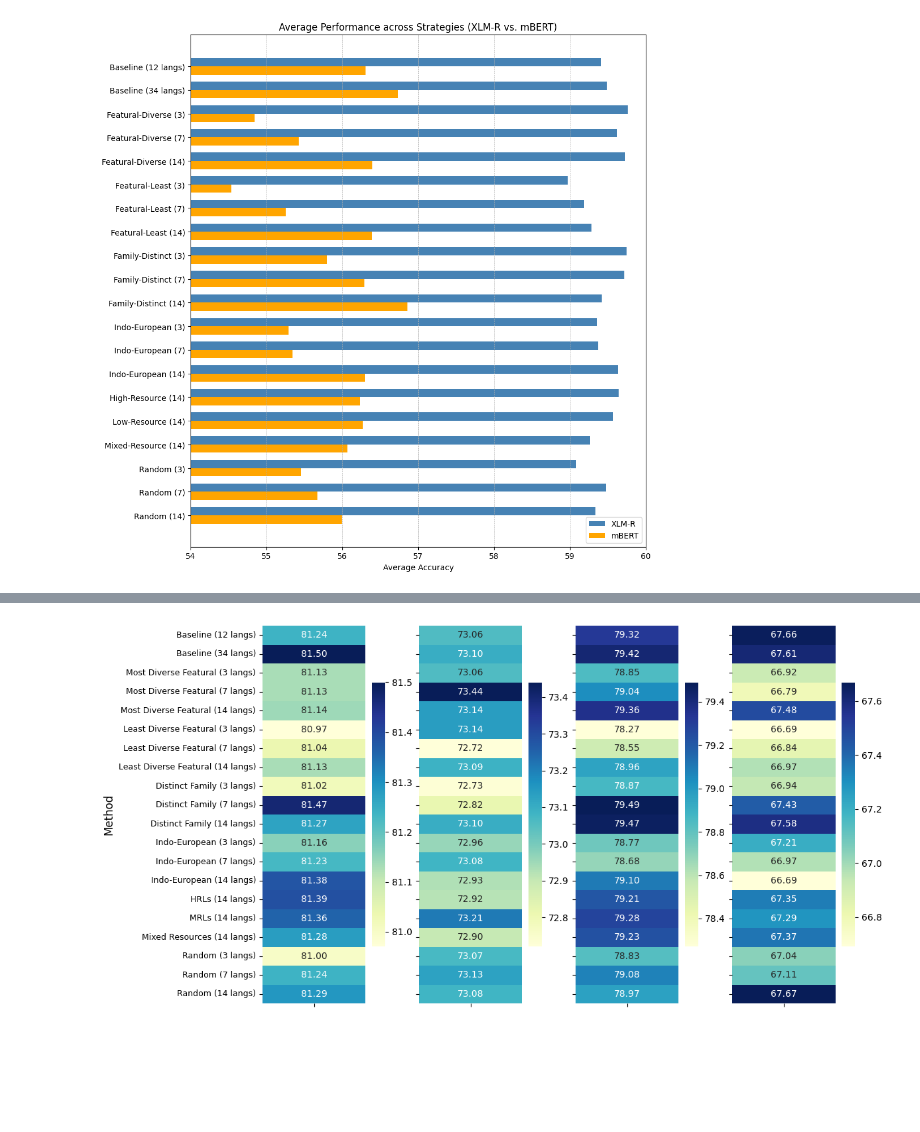
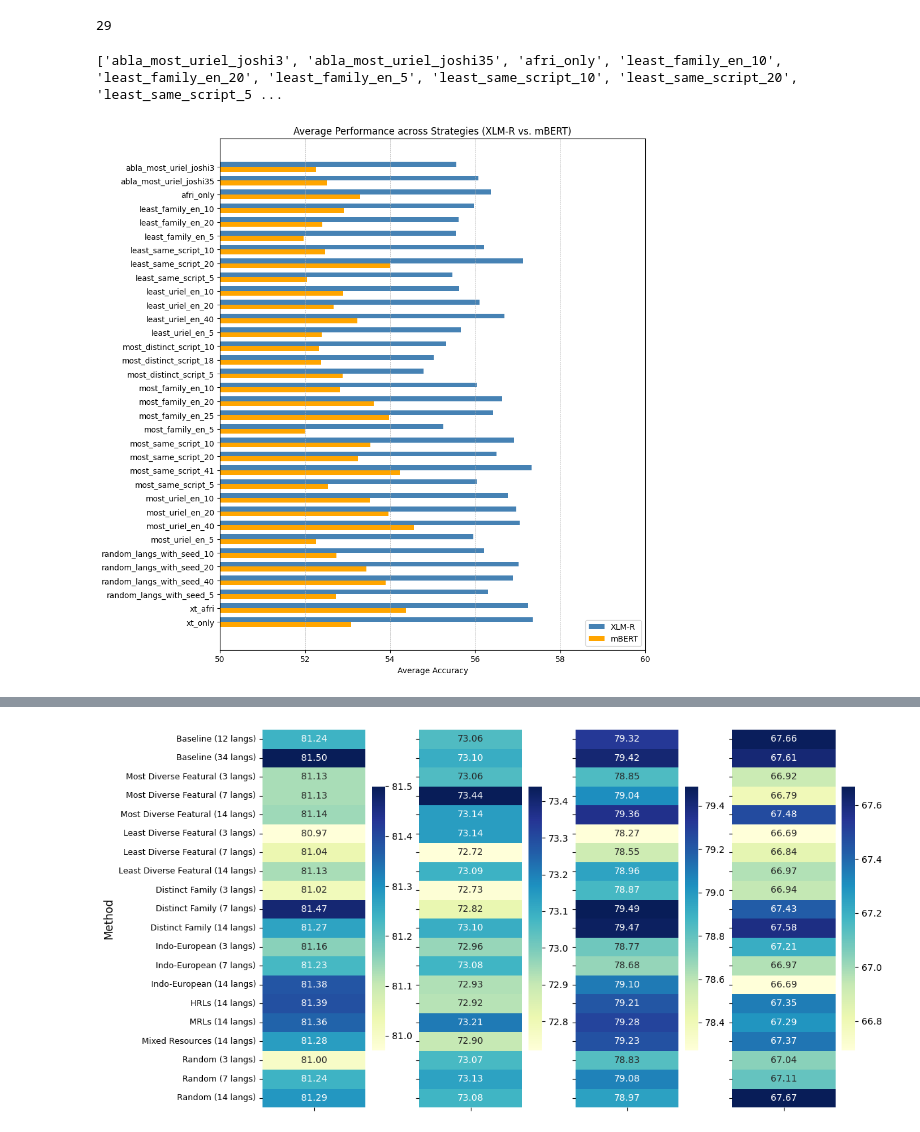
Before and after one commit to felixgaschi/multilingual-alignment-and-transfer, a Jupyter notebook: scripts/2025_aacl/plotting/reader.ipynb, the cells around one changed output, grey strips where cells are left out. Drawn from its saved outputs; the diff is of its cells as text; code cells hidden in the pictures; blank space fills up the shorter version.

Commit message:
add summary results of each task

```diff
--- a/scripts/2025_aacl/plotting/reader.ipynb
+++ b/scripts/2025_aacl/plotting/reader.ipynb
@@ -4,11 +4,12 @@ import numpy as np
 from collections import defaultdict
 
 # Initialize results with float as default value
-results = defaultdict(float)
+results = defaultdict(list)
 
 # List of tasks
-# tasks = ["xnli", "afri-xnli", "udpos", "masakhapos"]
-tasks = ["xnli", "afri-xnli"]
+#, 'xquad'
+tasks = ['xtreme_r.udpos', 'xnli', 'wikiann', 'americasnli', 'masakha_unseen_ner', 'masakha_unseen_pos']
+# tasks = ['americasnli', 'masakha_unseen_ner', 'masakha_unseen_pos']
 
 # Aggregate accuracy across all tasks
 for task in tasks:
@@ -17,14 +18,14 @@ for task in tasks:
     for _, row in df.iterrows():
         exp = row['exp']
         # Extract accuracy before the "$\pm$"
-        acc_str = row['final_eval_avg_accuracy'].split("$\\pm$")[0].strip()
+        acc_str = row['final_eval_avg_performance'].split("\\scriptsize $\\pm$")[0].strip()
         accuracy = float(acc_str)
-        results[exp] += accuracy
+        results[exp].append(accuracy)
 
 # Now average across the 4 tasks
-xlmr_averaged_results = {k: v / len(tasks) for k, v in results.items()}
+xlmr_averaged_results = {k: sum(v) / len(tasks) for k, v in results.items() if len(v) == len(tasks)}
 
-results = defaultdict(float)
+results = defaultdict(list)
 # Aggregate accuracy across all tasks
 for task in tasks:
     df = pd.read_csv(f"summary_bert-base-multilingual-cased_{task}.csv")
@@ -32,9 +33,9 @@ for task in tasks:
     for _, row in df.iterrows():
         exp = row['exp']
         # Extract accuracy before the "$\pm$"
-        acc_str = row['final_eval_avg_accuracy'].split("$\\pm$")[0].strip()
+        acc_str = row['final_eval_avg_performance'].split("\\scriptsize $\\pm$")[0].strip()
         accuracy = float(acc_str)
-        results[exp] += accuracy
+        results[exp].append(accuracy)
 
 # Now average across the 4 tasks
-mbert_averaged_results = {k: v / len(tasks) for k, v in results.items()}
+mbert_averaged_results = {k: sum(v) / len(tasks) for k, v in results.items() if len(v) == len(tasks)}
@@ -66,26 +62,42 @@ LABELS = [
+# %%
+count = 0
+for key in xlmr_averaged_results.keys():
+    if "abla" in key:
+        count += 1
+print(count)
+# %% [output]
+29
 # %%
+import matplotlib.pyplot as plt
+import numpy as np
+
 # Extract values in the defined order
+SORT_COLUMNS = sorted(set(xlmr_averaged_results.keys()).intersection(set(mbert_averaged_results.keys())))
+print(SORT_COLUMNS)
 xlmr_scores = [xlmr_averaged_results[k] for k in SORT_COLUMNS]
 mbert_scores = [mbert_averaged_results[k] for k in SORT_COLUMNS]
 
 # Plot setup
 y = np.arange(len(SORT_COLUMNS))
 bar_height = 0.35
 
 fig, ax = plt.subplots(figsize=(10, 10))
 ax.barh(y - bar_height/2, xlmr_scores, height=bar_height, label='XLM-R', color='steelblue')
 ax.barh(y + bar_height/2, mbert_scores, height=bar_height, label='mBERT', color='orange')
 
 # Labels and formatting
 ax.set_yticks(y)
-ax.set_yticklabels(LABELS)
+# ax.set_yticklabels(LABELS)
+ax.set_yticklabels(SORT_COLUMNS)
 ax.invert_yaxis()
 ax.set_xlabel("Average Accuracy")
 ax.set_title("Average Performance across Strategies (XLM-R vs. mBERT)")
-ax.set_xlim(54, 60)
+ax.set_xlim(50, 60)
+# ax.set_xlim(30, 45)
 ax.legend(loc="lower right")
 plt.tight_layout()
 plt.grid(axis='x', linestyle='--', linewidth=0.5)
 plt.show()
 # %% [output]
+['abla_most_uriel_joshi3', 'abla_most_uriel_joshi35', 'afri_only', 'least_family_en_10', 'least_family_en_20', 'least_family_en_5', 'least_same_script_10', 'least_same_script_20', 'least_same_script_5 ...
-[figure, old version]
+[figure, new version]
```
Also changed, not shown: parts of 10 cells of this notebook, 23 other files.
